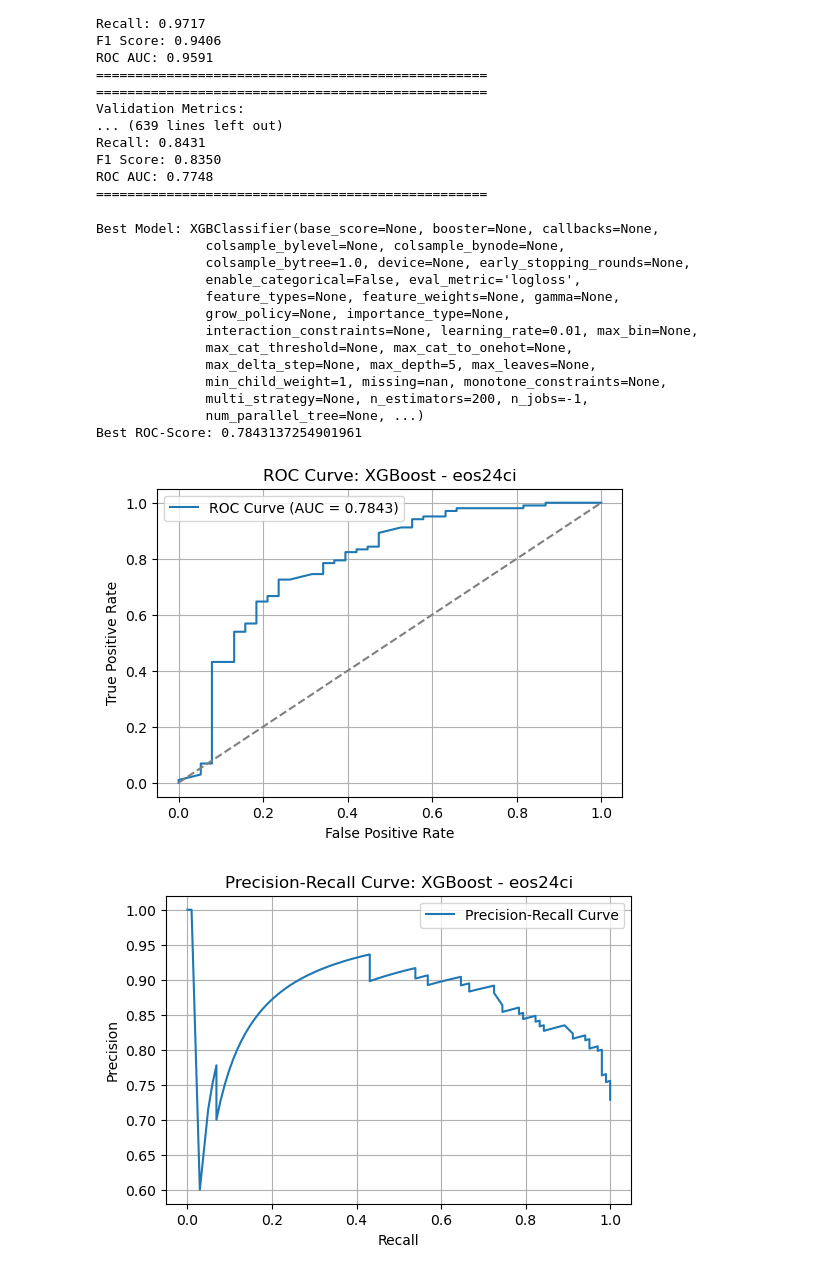
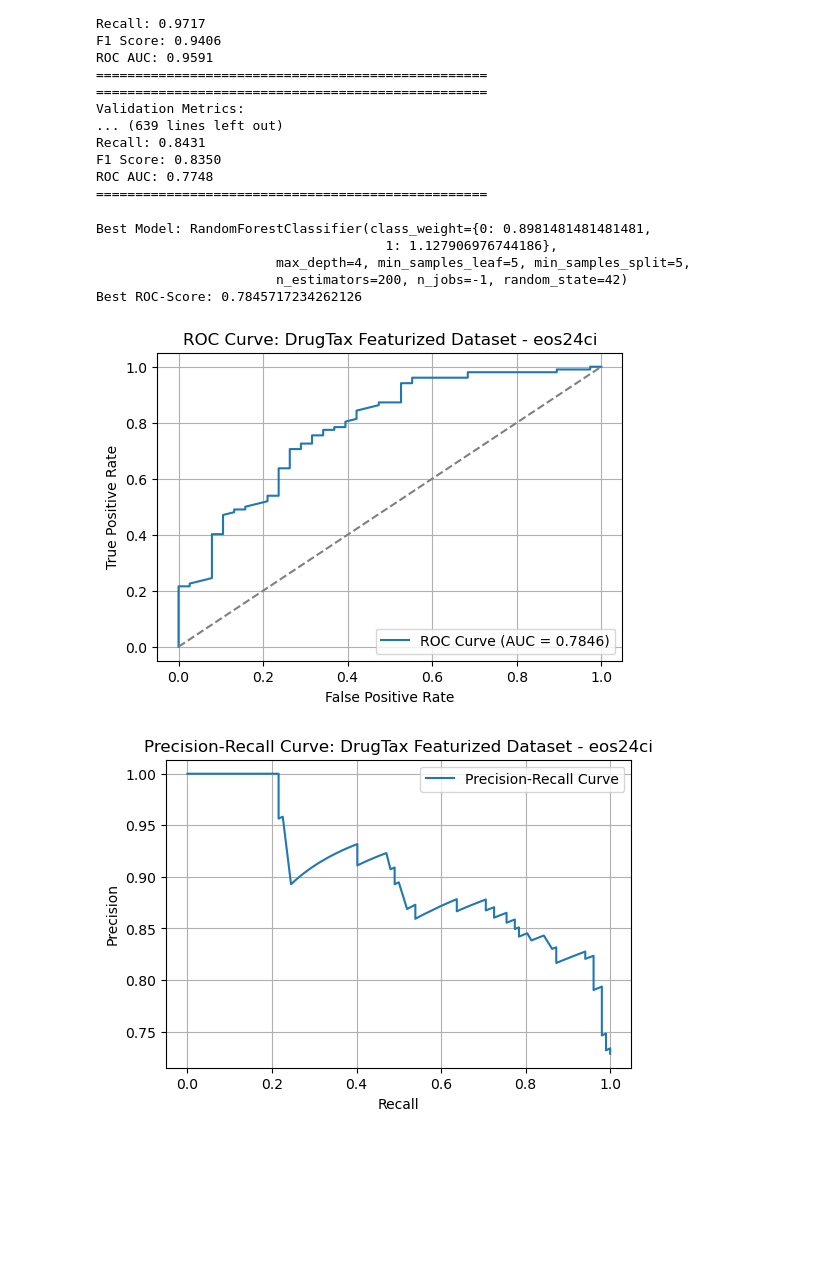
Before and after one commit to GentRoyal/outreachy-contributions, a Jupyter notebook: notebooks/TDC - Toxicity Prediction Task.ipynb, the cells around one changed output. Drawn from its saved outputs; the diff is of its cells as text; code cells hidden in the pictures; blank space fills up the shorter version.

Commit message:
Modify evaluate_model function, Update Readme

```diff
--- a/notebooks/TDC - Toxicity Prediction Task.ipynb
+++ b/notebooks/TDC - Toxicity Prediction Task.ipynb
@@ -634,19 +602,19 @@ model_name = 'eos5guo'
 
 train_sets, configs = model_config()
 # %%
-## Train on RandomForest
-model_results = {}
+# Train on RandomForest
+erg2d_model_results = {}
 for train_set_name, (X_train_set, y_train_set) in train_sets.items():
     print(train_set_name)
     for config in configs:
         print(config.items())
-        model, result = train_randomforest_cv(
+        erg2d_model, erg2d_model_result = train_randomforest_cv(
             X_train_set, y_train_set, X_test, y_test, X_val, y_val,
             class_weight=config["class_weight"],
             use_stratified_kfold=config["use_stratified_kfold"],
             use_gridsearch=config["use_gridsearch"]
         )
-        model_results[model] = result
+        erg2d_model_results[erg2d_model] = erg2d_model_result
     print()
 # %% [output]
 Original Set
@@ -712,0 +637,14 @@ ROC AUC: 0.7697
+# %%
+# Train on XGBoost
+for train_set_name, (X_train_set, y_train_set) in train_sets.items():
+    print(train_set_name)
+    for config in configs:
+        print(config.items())
+        erg2d_model, erg2d_model_result = train_xgboost_cv(
+            X_train_set, y_train_set, X_test, y_test, X_val, y_val,
+            class_weight=config["class_weight"],
+            use_stratified_kfold=config["use_stratified_kfold"],
+            use_gridsearch=config["use_gridsearch"]
+        )
+        erg2d_model_results[erg2d_model] = erg2d_model_result
+    print()
@@ -739,19 +685,19 @@ model_name = 'eos24ci'
  X_train_over, y_train_over, X_train_hybrid, y_train_hybrid)= preprocess_and_resample(model_name)
 train_sets, configs = model_config()
 # %%
-## Train on RandomForest
-model_results = {}
+# Train on RandomForest
+drugtax_model_results = {}
 for train_set_name, (X_train_set, y_train_set) in train_sets.items():
     print(train_set_name)
     for config in configs:
         print(config.items())
-        model, result = train_randomforest_cv(
+        drugtax_model, drugtax_model_result = train_randomforest_cv(
             X_train_set, y_train_set, X_test, y_test, X_val, y_val,
             class_weight=config["class_weight"],
             use_stratified_kfold=config["use_stratified_kfold"],
             use_gridsearch=config["use_gridsearch"]
         )
-        model_results[model] = result
+        drugtax_model_results[drugtax_model] = drugtax_model_result
     print()
 # %% [output]
 Original Set
@@ -786,18 +720,17 @@ Best ROC-Score: 0.7845717234262126
 # %%
-## Train on XGBoost
-model_results = {}
+# Train on XGBoost
 for train_set_name, (X_train_set, y_train_set) in train_sets.items():
     print(train_set_name)
     for config in configs:
         print(config.items())
-        model, result = train_xgboost_cv(
+        drugtax_model, drugtax_model_result = train_xgboost_cv(
             X_train_set, y_train_set, X_test, y_test, X_val, y_val,
             class_weight=config["class_weight"],
             use_stratified_kfold=config["use_stratified_kfold"],
             use_gridsearch=config["use_gridsearch"]
         )
+        drugtax_model_results[drugtax_model] = drugtax_model_result
     print()
-    model_results[model] = result
 # %% [output]
 Original Set
 dict_items([('class_weight', False), ('use_stratified_kfold', False), ('use_gridsearch', False)])
@@ -817,20 +750,12 @@ F1 Score: 0.8350
 ROC AUC: 0.7748
 ==================================================
 # %%
-evaluate_model(model_results, graph_title = "XGBoost", Featurizer = model_name)
+evaluate_model(drugtax_model_results, graph_title = "DrugTax Featurized Dataset", Featurizer = model_name)
 # %% [output]
-Best Model: XGBClassifier(base_score=None, booster=None, callbacks=None,
-              colsample_bylevel=None, colsample_bynode=None,
-              colsample_bytree=1.0, device=None, early_stopping_rounds=None,
-              enable_categorical=False, eval_metric='logloss',
-              feature_types=None, feature_weights=None, gamma=None,
-              grow_policy=None, importance_type=None,
-              interaction_constraints=None, learning_rate=0.01, max_bin=None,
-              max_cat_threshold=None, max_cat_to_onehot=None,
-              max_delta_step=None, max_depth=5, max_leaves=None,
-              min_child_weight=1, missing=nan, monotone_constraints=None,
-              multi_strategy=None, n_estimators=200, n_jobs=-1,
-              num_parallel_tree=None, ...)
-Best ROC-Score: 0.7843137254901961
+Best Model: RandomForestClassifier(class_weight={0: 0.8981481481481481,
+                                     1: 1.127906976744186},
+                       max_depth=4, min_samples_leaf=5, min_samples_split=5,
+                       n_estimators=200, n_jobs=-1, random_state=42)
+Best ROC-Score: 0.7845717234262126
-[figure, old version]
+[figure, new version]
-[figure, old version]
+[figure, new version]
```
Also changed, not shown: parts of 10 cells of this notebook, 28 other files.
